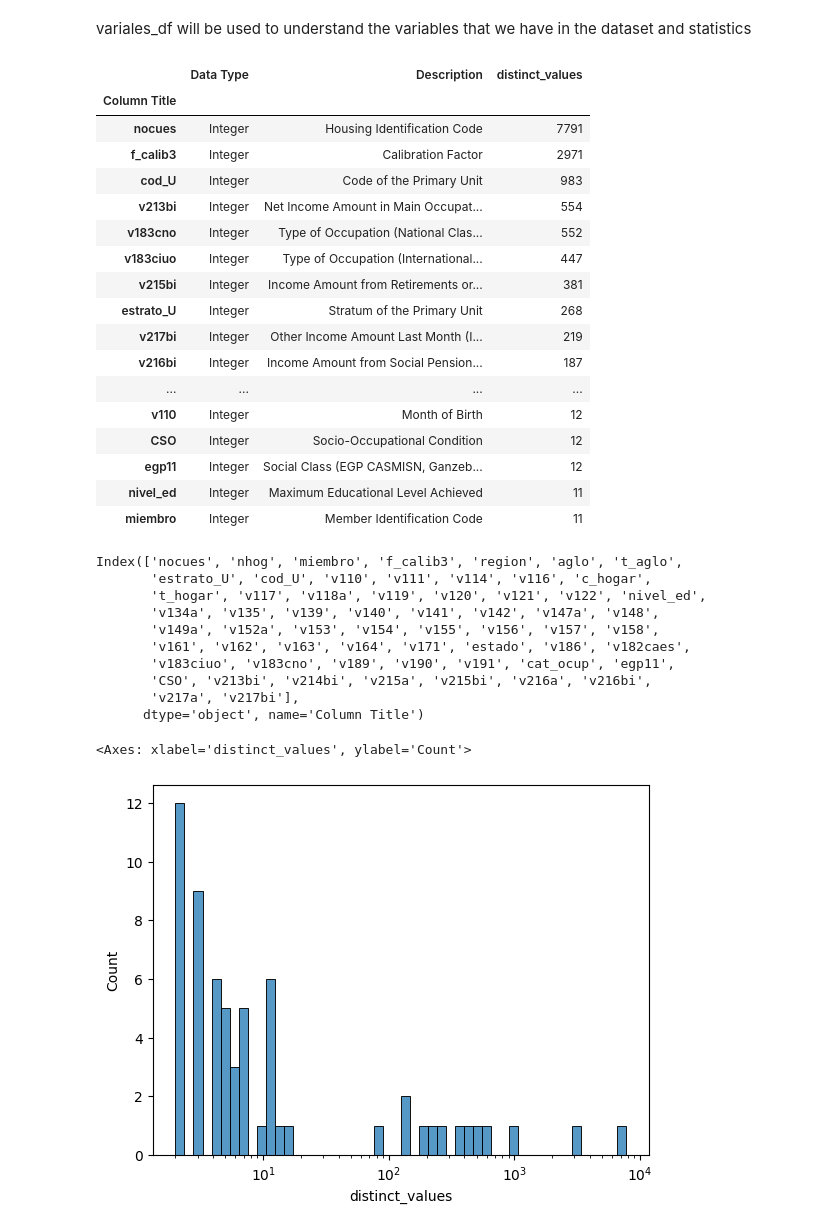
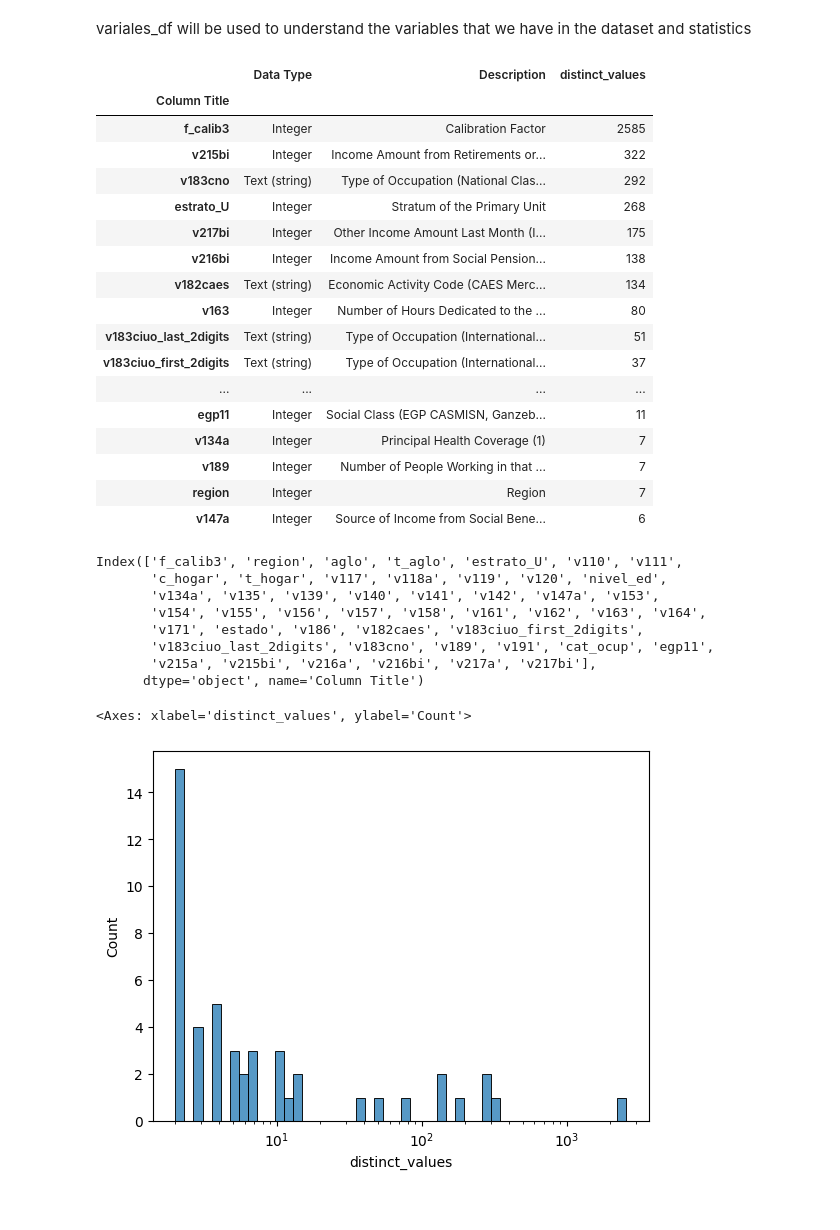
Before and after one commit to aaronbernal28/labor_market_structure_arg, a Jupyter notebook: notebooks/eph_tests.ipynb, the cells around one changed output. Saved outputs shown, nothing was run; the diff lists cells and outputs as text; code cells hidden in the pictures.

```diff
--- a/notebooks/eph_tests.ipynb
+++ b/notebooks/eph_tests.ipynb
@@ -37,0 +18,7 @@ caes_ciuo_relation_df
+# %%
+df = pd.read_csv("../data/processed/enes_2019.csv")
+df["v183ciuo"] = df["v183ciuo"] - 10000
+df = df.set_index(["nocues", "nhog", "miembro"])
+print(df.shape)
+df_aux = df.copy()
+df_aux.head()
@@ -67,14 +70,14 @@ df
 # %% [markdown]
 Variables per quantity and percentage of nulls, sorted by percentage of nulls
 # %%
-n = df.shape[0]
-nulls = df.isnull().sum()
+n = df_aux.shape[0]
+nulls = df_aux.isnull().sum()
 nulls_perc = nulls / n
 nulls_df = pd.DataFrame(
-	{"variable": df.columns, "nulls": nulls, "nulls_perc": nulls_perc}
+	{"variable": df_aux.columns, "nulls": nulls, "nulls_perc": nulls_perc}
 )
 nulls_df = nulls_df.sort_values("nulls_perc", ascending=False)
-print(f"Number of variables: {df.shape[1]}")
+print(f"Number of variables: {df_aux.shape[1]}")
 print(f"Total number of rows: {n}")
 nulls_df.head(20)
 # %% [output]
@@ -107,6 +110,10 @@ sns.histplot(data=nulls_df, x="nulls_perc", bins=50)
 # %%
-elegible_variables = nulls_df[nulls_df["nulls_perc"] < 0.15]
+elegible_variables = nulls_df[nulls_df["nulls_perc"] < 0.01]
 print(f"Number of elegible variables: {elegible_variables.shape[0]}")
-df = df[elegible_variables["variable"]]
+df_aux = df_aux[elegible_variables["variable"]]
 print(list(elegible_variables.index))
+
+print(f"Shape of df_aux before dropping NA: {df_aux.shape}")
+df_aux = df_aux.dropna(subset=list(elegible_variables.index))
+print(f"Shape of df_aux after dropping NA: {df_aux.shape}")
 # %% [output]
@@ -157,45 +148,43 @@ v217bi         Integer           Other Income Amount Last Month (Imputed)
 variales_df will be used to understand the variables that we have in the dataset and statistics
 # %%
 # distinct values per variable
-distinct_values = df.nunique(dropna=False)
+distinct_values = df_aux.nunique(dropna=False)
 variables_df["distinct_values"] = distinct_values
 variables_df.sort_values("distinct_values", ascending=False).head(20)
 # %% [output]
 |  | Data Type | Description | distinct_values |
 | Column Title |  |  |  |
-| nocues | Integer | Housing Identification Code | 7791 |
-| f_calib3 | Integer | Calibration Factor | 2971 |
-| cod_U | Integer | Code of the Primary Unit | 983 |
-| v213bi | Integer | Net Income Amount in Main Occupat... | 554 |
-| v183cno | Integer | Type of Occupation (National Clas... | 552 |
-| v183ciuo | Integer | Type of Occupation (International... | 447 |
-| v215bi | Integer | Income Amount from Retirements or... | 381 |
+| f_calib3 | Integer | Calibration Factor | 2585 |
+| v215bi | Integer | Income Amount from Retirements or... | 322 |
+| v183cno | Text (string) | Type of Occupation (National Clas... | 292 |
 | estrato_U | Integer | Stratum of the Primary Unit | 268 |
-| v217bi | Integer | Other Income Amount Last Month (I... | 219 |
-| v216bi | Integer | Income Amount from Social Pension... | 187 |
+| v217bi | Integer | Other Income Amount Last Month (I... | 175 |
+| v216bi | Integer | Income Amount from Social Pension... | 138 |
+| v182caes | Text (string) | Economic Activity Code (CAES Merc... | 134 |
+| v163 | Integer | Number of Hours Dedicated to the ... | 80 |
+| v183ciuo_last_2digits | Text (string) | Type of Occupation (International... | 51 |
+| v183ciuo_first_2digits | Text (string) | Type of Occupation (International... | 37 |
 | ... | ... | ... | ... |
-| v110 | Integer | Month of Birth | 12 |
-| CSO | Integer | Socio-Occupational Condition | 12 |
-| egp11 | Integer | Social Class (EGP CASMISN, Ganzeb... | 12 |
-| nivel_ed | Integer | Maximum Educational Level Achieved | 11 |
-| miembro | Integer | Member Identification Code | 11 |
+| egp11 | Integer | Social Class (EGP CASMISN, Ganzeb... | 11 |
+| v134a | Integer | Principal Health Coverage (1) | 7 |
+| v189 | Integer | Number of People Working in that ... | 7 |
+| region | Integer | Region | 7 |
+| v147a | Integer | Source of Income from Social Bene... | 6 |
 # %%
 variables_df.index
 # %% [output]
-Index(['nocues', 'nhog', 'miembro', 'f_calib3', 'region', 'aglo', 't_aglo',
-       'estrato_U', 'cod_U', 'v110', 'v111', 'v114', 'v116', 'c_hogar',
-       't_hogar', 'v117', 'v118a', 'v119', 'v120', 'v121', 'v122', 'nivel_ed',
-       'v134a', 'v135', 'v139', 'v140', 'v141', 'v142', 'v147a', 'v148',
-       'v149a', 'v152a', 'v153', 'v154', 'v155', 'v156', 'v157', 'v158',
-       'v161', 'v162', 'v163', 'v164', 'v171', 'estado', 'v186', 'v182caes',
-       'v183ciuo', 'v183cno', 'v189', 'v190', 'v191', 'cat_ocup', 'egp11',
-       'CSO', 'v213bi', 'v214bi', 'v215a', 'v215bi', 'v216a', 'v216bi',
-       'v217a', 'v217bi'],
+Index(['f_calib3', 'region', 'aglo', 't_aglo', 'estrato_U', 'v110', 'v111',
+       'c_hogar', 't_hogar', 'v117', 'v118a', 'v119', 'v120', 'nivel_ed',
+       'v134a', 'v135', 'v139', 'v140', 'v141', 'v142', 'v147a', 'v153',
+       'v154', 'v155', 'v156', 'v157', 'v158', 'v161', 'v162', 'v163', 'v164',
+       'v171', 'estado', 'v186', 'v182caes', 'v183ciuo_first_2digits',
+       'v183ciuo_last_2digits', 'v183cno', 'v189', 'v191', 'cat_ocup', 'egp11',
+       'v215a', 'v215bi', 'v216a', 'v216bi', 'v217a', 'v217bi'],
       dtype='object', name='Column Title')
 # %%
 # Histogram of distinct values
 sns.histplot(data=variables_df, x="distinct_values", bins=50, log_scale=True)
 # %% [output]
 <Axes: xlabel='distinct_values', ylabel='Count'>
-[figure, old version]
+[figure, new version]
 # %%
```
Also changed, not shown: parts of 32 cells of this notebook, 4 other files.
